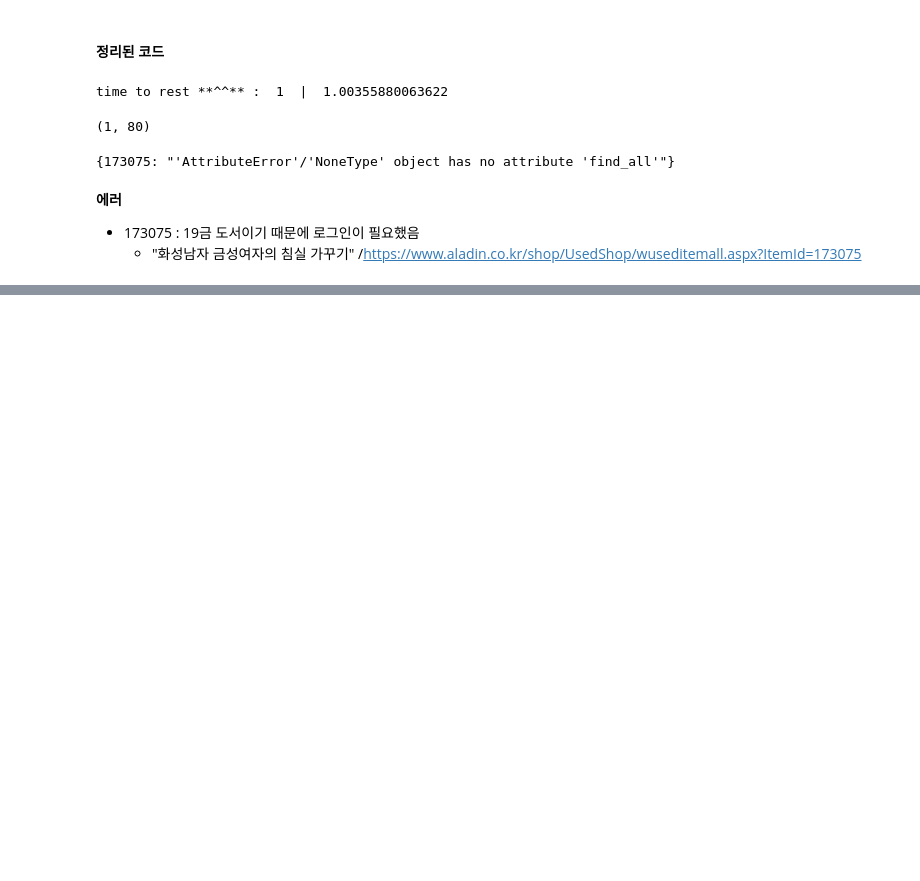
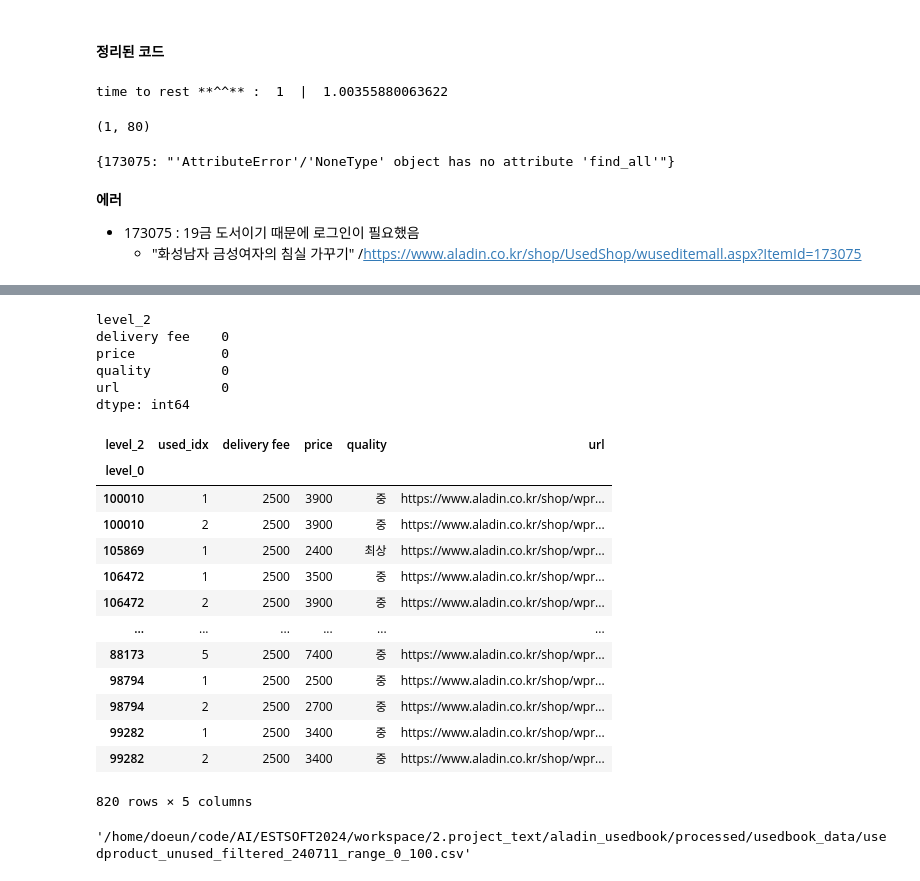
Before and after one commit to kdt-3-second-Project/aladin_usedbook, a Jupyter notebook: research/240711_crawling_step1.ipynb, the cells around one changed output, grey strips where cells are left out. Cells and saved outputs as stored; diff of their text form; code cells hidden in the pictures; blank space fills up the shorter version.

```diff
--- a/research/240711_crawling_step1.ipynb
+++ b/research/240711_crawling_step1.ipynb
@@ -265,0 +329,28 @@ errored_item
+# %%
+np.sum(~(len_pvtb == 1))
+# %% [output]
+level_2
+delivery fee    0
+price           0
+quality         0
+url             0
+dtype: int64
+# %%
+pvtb[['delivery fee','price','quality','url']] = pvtb[['delivery fee','price','quality','url']].apply(lambda x : list(map(lambda y: y[0],x)))
+pvtb = pvtb.rename(columns={"level_1":"used_idx"})
+pvtb
+# %% [output]
+| level_2 | used_idx | delivery fee | price | quality | url |
+| level_0 |  |  |  |  |  |
+| 100010 | 1 | 2500 | 3900 | 중 | https://www.aladin.co.kr/shop/wpr... |
+| 100010 | 2 | 2500 | 3900 | 중 | https://www.aladin.co.kr/shop/wpr... |
+| 105869 | 1 | 2500 | 2400 | 최상 | https://www.aladin.co.kr/shop/wpr... |
+| 106472 | 1 | 2500 | 3500 | 중 | https://www.aladin.co.kr/shop/wpr... |
+| 106472 | 2 | 2500 | 3900 | 중 | https://www.aladin.co.kr/shop/wpr... |
+| ... | ... | ... | ... | ... | ... |
+| 88173 | 5 | 2500 | 7400 | 중 | https://www.aladin.co.kr/shop/wpr... |
+| 98794 | 1 | 2500 | 2500 | 중 | https://www.aladin.co.kr/shop/wpr... |
+| 98794 | 2 | 2500 | 2700 | 중 | https://www.aladin.co.kr/shop/wpr... |
+| 99282 | 1 | 2500 | 3400 | 중 | https://www.aladin.co.kr/shop/wpr... |
+| 99282 | 2 | 2500 | 3400 | 중 | https://www.aladin.co.kr/shop/wpr... |
+820 rows × 5 columns
@@ -265,0 +361,4 @@ errored_item
+# %%
+save_path
+# %% [output]
+'/home/doeun/code/AI/ESTSOFT2024/workspace/2.project_text/aladin_usedbook/processed/usedbook_data/usedproduct_unused_filtered_240711_range_0_100.csv'
```
Also changed, not shown: parts of 9 cells of this notebook, 2 other files.
